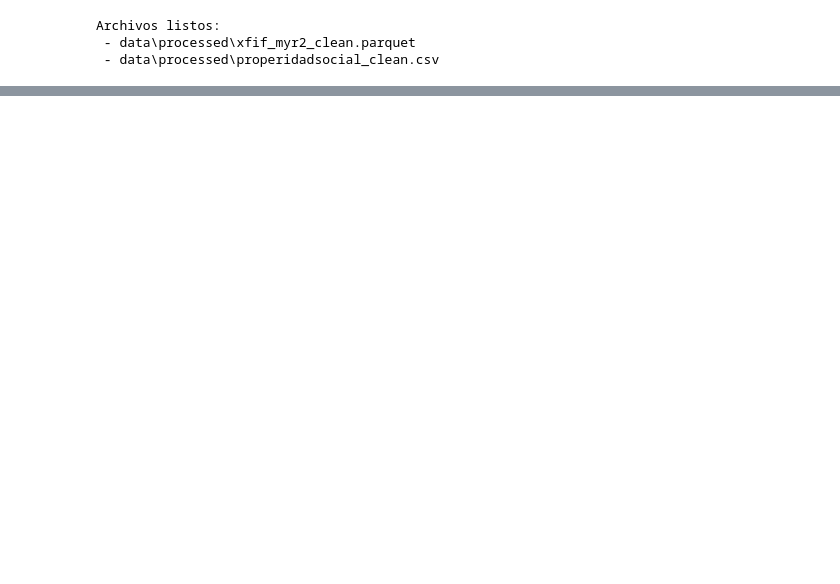
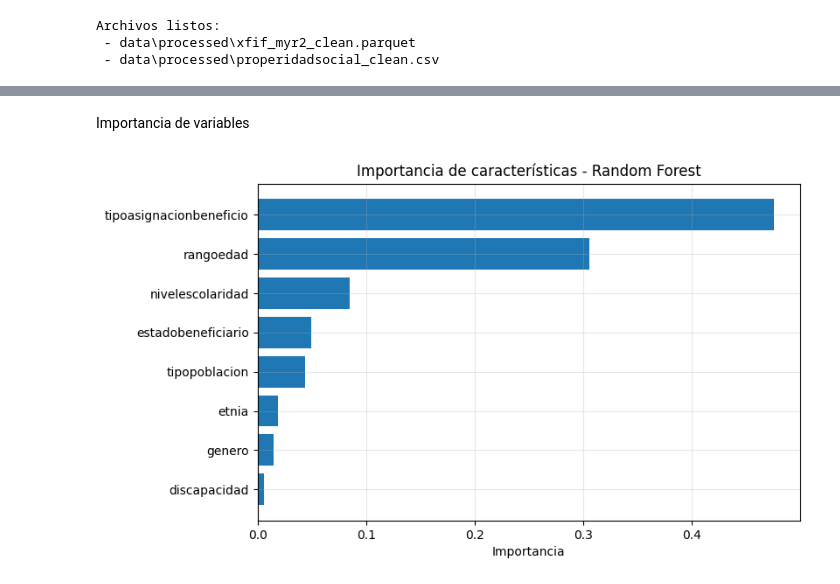
Before and after one commit to angelplaza707/USanJose, a Jupyter notebook: api_prosperidadsocial.ipynb, the cells around one changed output, grey strips where cells are left out. Cells and saved outputs as stored; diff of their text form; code cells hidden in the pictures; blank space fills up the shorter version.

```diff
--- a/api_prosperidadsocial.ipynb
+++ b/api_prosperidadsocial.ipynb
@@ -335,0 +576,12 @@ Archivos listos:
+# %%
+from sklearn.tree import DecisionTreeClassifier
+from sklearn.metrics import accuracy_score, classification_report, confusion_matrix
+
+tree_model = DecisionTreeClassifier(max_depth=6, random_state=42)
+tree_model.fit(X_train, y_train)
+
+y_pred = tree_model.predict(X_test)
+
+print("Accuracy:", round(accuracy_score(y_test, y_pred), 3))
+print("\nMatriz de confusión:\n", confusion_matrix(y_test, y_pred))
+print("\nReporte de clasificación:\n", classification_report(y_test, y_pred))
@@ -335,0 +606,10 @@ Archivos listos:
+# %%
+from sklearn.ensemble import RandomForestClassifier
+
+rf_model = RandomForestClassifier(n_estimators=100, random_state=42)
+rf_model.fit(X_train, y_train)
+rf_pred = rf_model.predict(X_test)
+
+print("Accuracy (Random Forest):", round(accuracy_score(y_test, rf_pred), 3))
+print("\nMatriz de confusión:\n", confusion_matrix(y_test, rf_pred))
+print("\nReporte de clasificación:\n", classification_report(y_test, rf_pred))
@@ -335,0 +632,16 @@ Archivos listos:
+# %% [markdown]
+Importancia de variables
+# %%
+import matplotlib.pyplot as plt
+
+importances = rf_model.feature_importances_
+indices = np.argsort(importances)[::-1]
+plt.figure(figsize=(8,5))
+plt.barh(range(len(features)), importances[indices][::-1])
+plt.yticks(range(len(features)), np.array(features)[indices][::-1])
+plt.xlabel("Importancia")
+plt.title("Importancia de características - Random Forest")
+plt.grid(alpha=0.3)
+plt.show()
+# %% [output]
+[figure, added]
```
Also changed, not shown: parts of 21 cells of this notebook.
